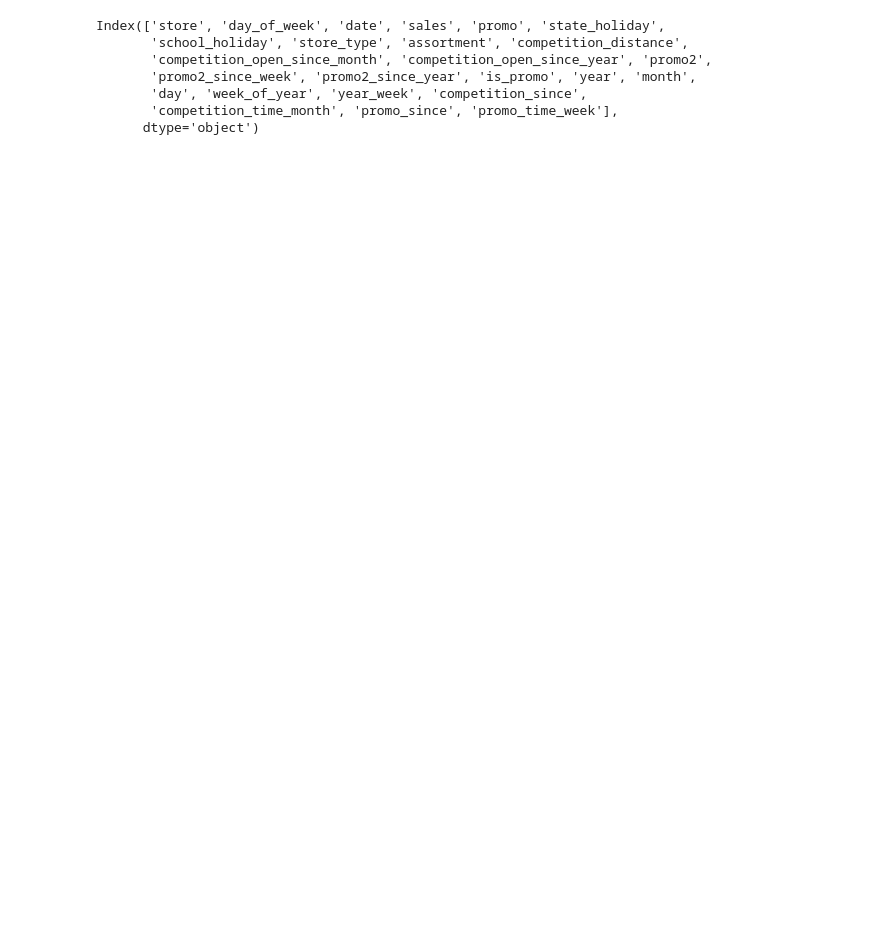
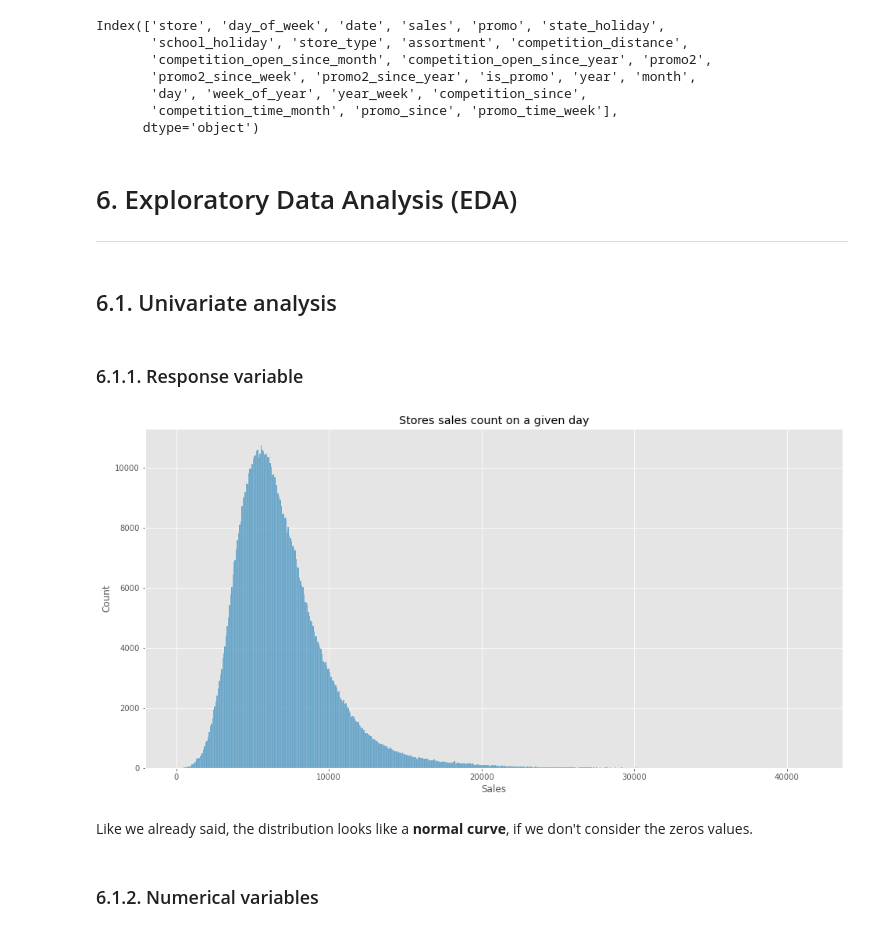
Before and after one commit to Emersonmiady/data-science-em-producao, a Jupyter notebook: rossman_store_sales.ipynb, the cells around one changed output. Saved outputs shown, nothing was run; the diff lists cells and outputs as text; code cells hidden in the pictures; blank space fills up the shorter version.

Commit message:
started EDA. Completed the univariate analysis

```diff
--- a/rossman_store_sales.ipynb
+++ b/rossman_store_sales.ipynb
@@ -89,16 +89,50 @@ def fillout_nan_on_col_with(time, col, df):
         print('Unrecognized time...')
         return None
 
-def show_histplot(x, data, title=None, xlabel=None):
+def get_num_cat_vars(df):
+    '''
+    Slice the dataframe in numerical and categorical variables.
+    This function returns two dataframes, the first is containing the numerical
+    attributes, the secound is containing the categorical attributes.
+    '''
+    num_attributes = df.select_dtypes(include=['int64', 'float64'])
+    cat_attributes = df.select_dtypes(exclude=['int64', 'float64', 'datetime64[ns]'])
+
+    return num_attributes, cat_attributes
+
+def show_histplot(x, data, title=None, xlabel=None, kde=True):
     '''
     Show the histplot, given a x, data,
     title and x label values.
     '''
     plt.figure(figsize=(16, 8))
-    sns.histplot(x=x, data=data, kde=True)
+    sns.histplot(x=x, data=data, kde=kde)
     plt.title(title)
     plt.xlabel(xlabel)
     plt.show()
+
+def plot_countplot_and_sales_kdeplot(var, df):
+    '''
+    Plot the countplot and sales kdeplot of a
+    categorical variable side by side.
+    '''
+    var_values = df[var].unique()
+
+    # Plotting the countplot of the variable
+    plt.figure(figsize=(16, 8))
+    plt.subplot(1, 2, 1)
+    sns.countplot(x=var, data=df)
+
+    # Plotting the sales kdelplot of each
+    # value on the variable
+    plt.subplot(1, 2, 2)
+    for value in var_values:
+        sns.kdeplot(df[df[var] == value]['sales'],
+                    label=value, shade=True)
+    plt.suptitle(f'{var} count and sales kde plot given this variable',
+                 fontsize=16)
+    plt.legend()
+    plt.show()
 # %% [markdown]
 ## 2.3. Loading Data
 # %%
@@ -766,7 +803,7 @@ df['month'] = df['date'].dt.month
 df['day'] = df['date'].dt.day
 
 # Week of year
-df['week_of_year'] = df['date'].dt.isocalendar().week
+df['week_of_year'] = df['date'].dt.isocalendar().week.astype('int64')
 
 # Year week
 df['year_week'] = df['date'].dt.strftime('%Y-%W')
@@ -849,3 +888,21 @@ Index(['store', 'day_of_week', 'date', 'sales', 'promo', 'state_holiday',
        'day', 'week_of_year', 'year_week', 'competition_since',
        'competition_time_month', 'promo_since', 'promo_time_week'],
       dtype='object')
+# %% [markdown]
+# 6. Exploratory Data Analysis (EDA)
+---
+# %% [markdown]
+## 6.1. Univariate analysis
+# %% [markdown]
+### 6.1.1. Response variable
+# %%
+# Showing the stores sales count on a given day distribution
+show_histplot('sales', df,
+              'Stores sales count on a given day',
+              'Sales', False)
+# %% [output]
+[figure, added]
+# %% [markdown]
+Like we already said, the distribution looks like a **normal curve**, if we don't consider the zeros values.
+# %% [markdown]
+### 6.1.2. Numerical variables
```
Also changed, not shown: parts of 28 cells of this notebook.
